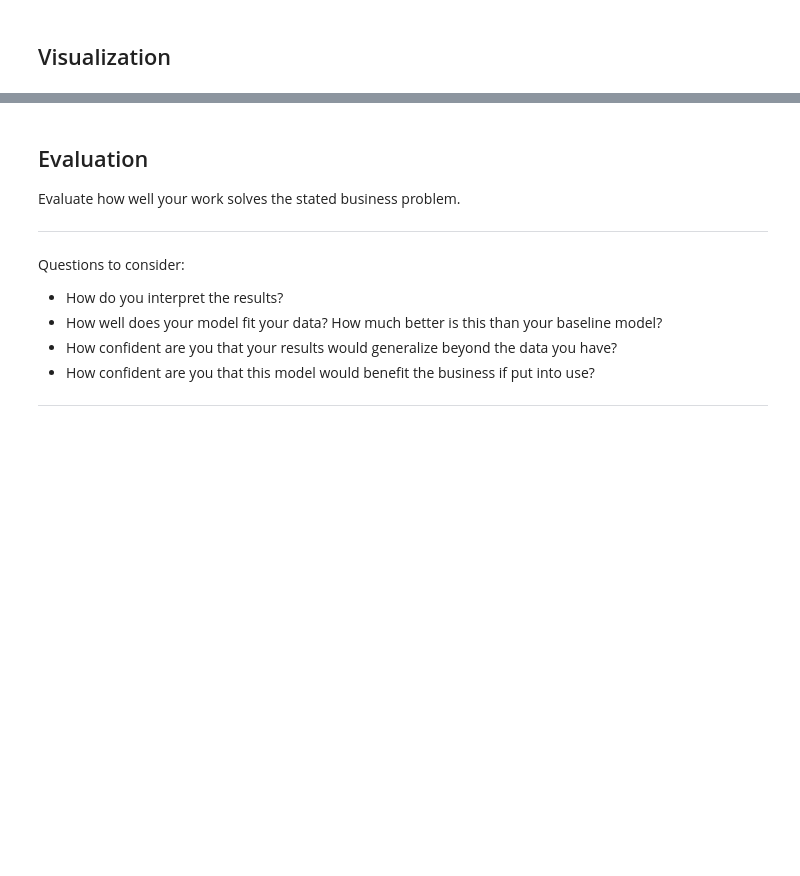
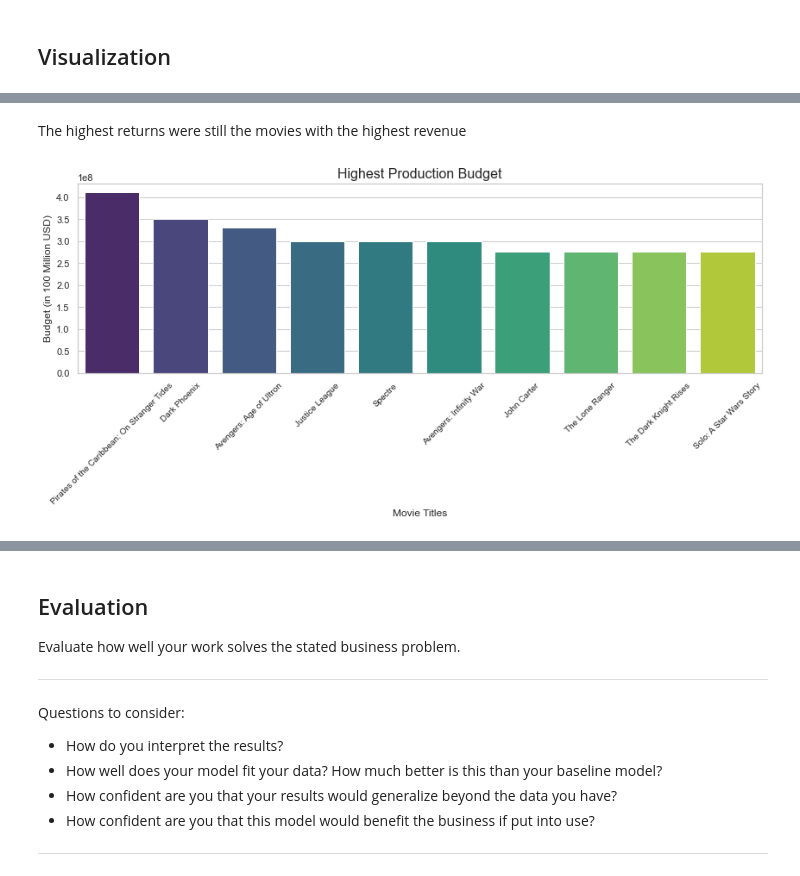
Before and after one commit to Kosilei-web/Phase_2_project_Group_5, a Jupyter notebook: index.ipynb, the cells around one changed output, grey strips where cells are left out. Saved outputs shown, nothing was run; the diff lists cells and outputs as text; code cells hidden in the pictures; blank space fills up the shorter version.

```diff
--- a/index.ipynb
+++ b/index.ipynb
@@ -465,0 +555,24 @@ Questions to consider:
+# %% [markdown]
+The highest returns were still the movies with the highest revenue
+# %%
+#Histogram to determine production budget
+sns.set_theme(style="whitegrid")
+
+top_10_revenues = matched_df.nlargest(10,"production_budget")
+
+top_10_revenues = top_10_revenues.sort_values("production_budget", ascending=False)
+
+plt.figure(figsize=(12, 6))
+sns.barplot(x="original_title", y="production_budget", data=top_10_revenues, palette="viridis")
+
+
+plt.title("Highest Production Budget", fontsize=16)
+plt.xlabel("Movie Titles", fontsize=12)
+plt.ylabel("Budget (in 100 Million USD)", fontsize=12)
+
+
+plt.xticks(rotation=45, fontsize=10)
+plt.tight_layout()
+plt.show()
+# %% [output]
+[figure, added]
```
Also changed, not shown: parts of 24 cells of this notebook.
